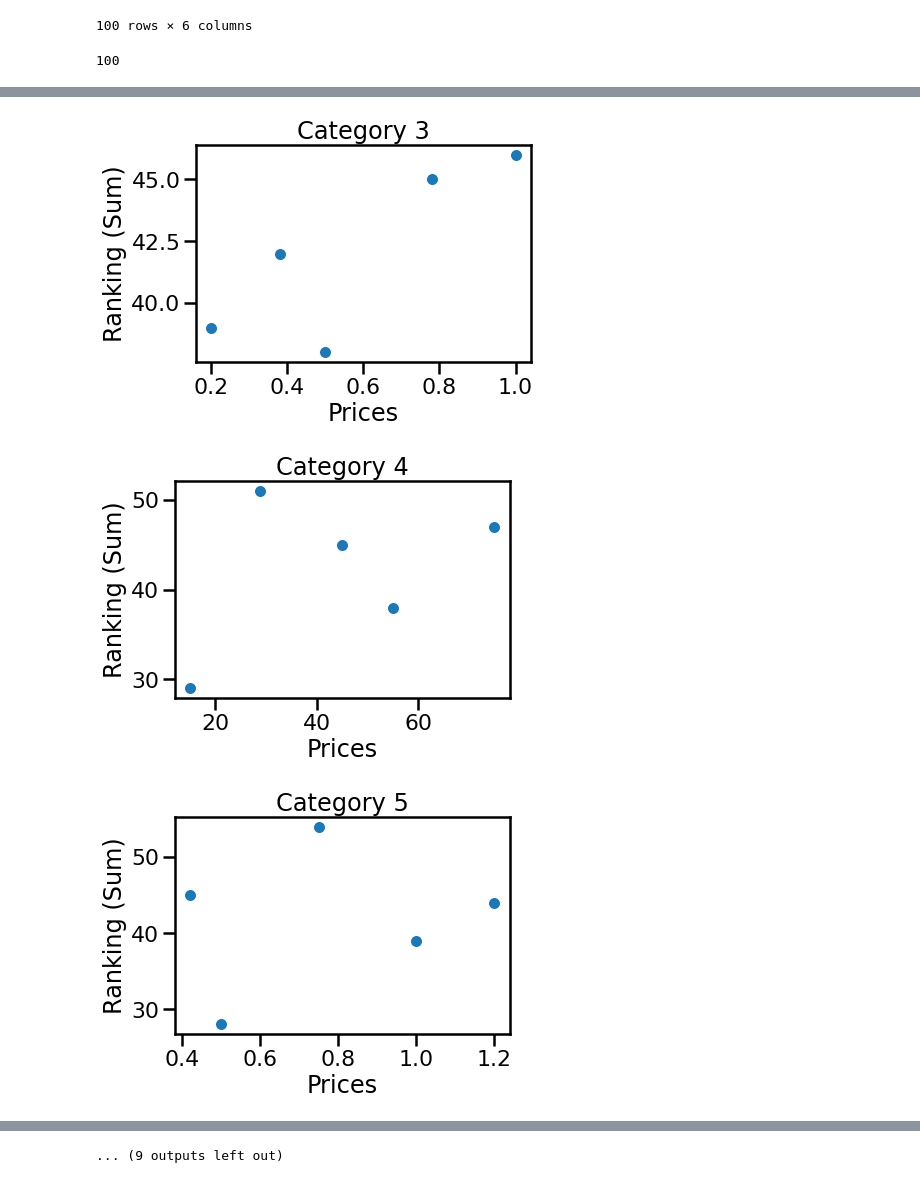
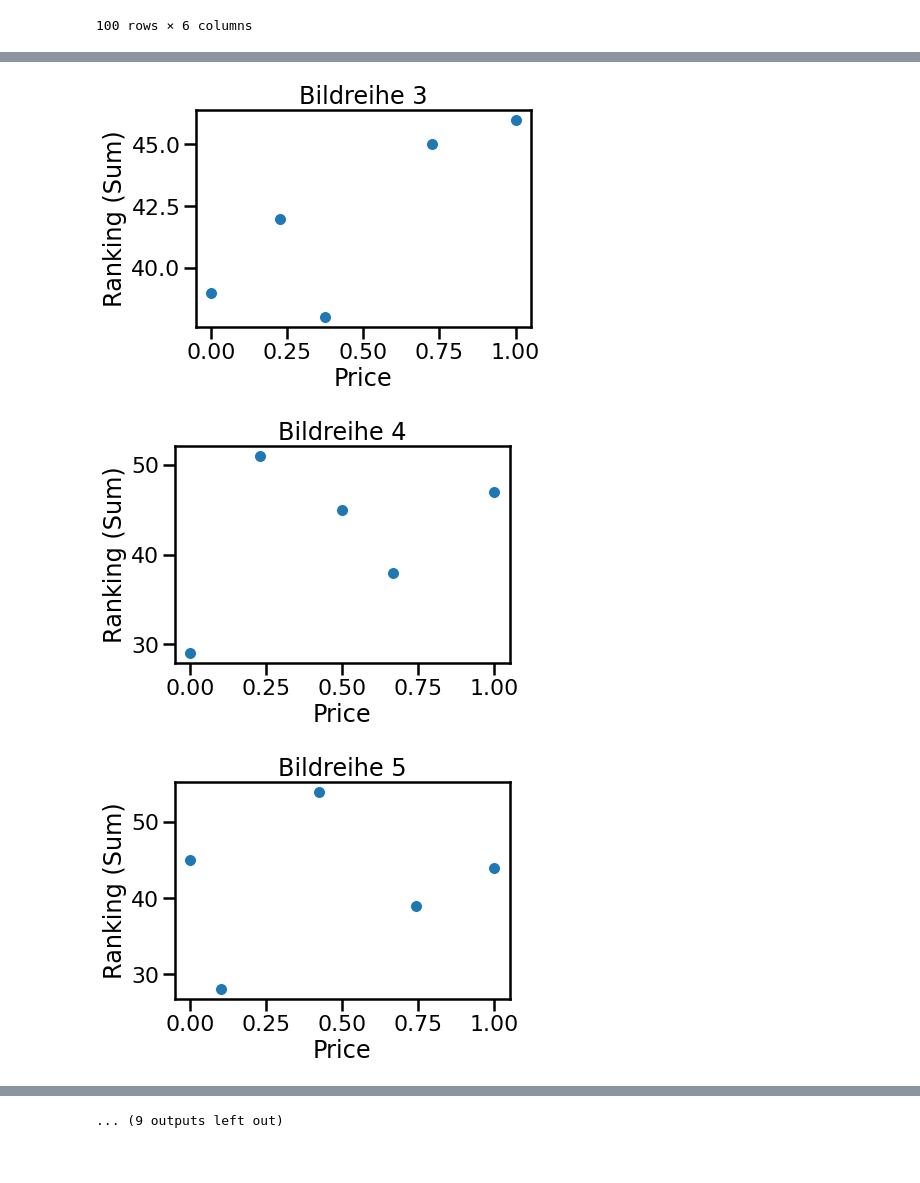
Before and after one commit to 9-cordes/order_experiment, a Jupyter notebook: visualisierung.ipynb, the cells around one changed output, grey strips where cells are left out. Drawn from its saved outputs; the diff is of its cells as text; code cells hidden in the pictures.

```diff
--- a/visualisierung.ipynb
+++ b/visualisierung.ipynb
@@ -106,20 +107,31 @@ ranking_avgs = np.hstack(np.array(ranking_avgs))
 # %%
 price_in_str = idf['Price'].values
 prices = [float(p.replace(',', '.')) for p in price_in_str]
+gallery_names = idf['Gallery'].values
-# %% [output]
-100
+# %%
+def min_max_norm(input_xs):
+    xs = copy.deepcopy(input_xs)
+    x_max, x_min = np.max(xs), np.min(xs)
+    if x_max != x_min:
+        xs = (xs-x_min)/(x_max-x_min)
+    else:
+        xs = xs/x_max
+    return xs
 # %%
 ranking_sums_per_category = np.reshape(ranking_sums, (num_of_groups, num_images_per_group))
 prices_per_category = np.reshape(prices, (num_of_groups, num_images_per_group))
+prices_min_max_norm = []
 
 for c in range(ranking_sums_per_category.shape[0]):
     xs = prices_per_category[c]
     ys = ranking_sums_per_category[c]
     # min-max normalization
-    # x = (x-np.min(x))/(np.max(x)-np.min(x))
+    xs = min_max_norm(xs)
+    prices_min_max_norm.extend(list(xs))
 
-    g = sns.scatterplot(x=xs, y=y)
-    g.set(xlabel='Prices', ylabel=f'Ranking (Sum)', title=f'Category {c+1}')
+
+    g = sns.scatterplot(x=xs, y=ys)
+    g.set(xlabel='Price', ylabel=f'Ranking (Sum)', title=f'Bildreihe {c+1}')
     plt.show()
     plt.clf()
 # %% [output]
@@ -128,3 +140,3 @@ for c in range(ranking_sums_per_category.shape[0]):
-[figure, old version]
+[figure, new version]
-[figure, old version]
+[figure, new version]
-[figure, old version]
+[figure, new version]
```
Also changed, not shown: parts of 4 cells of this notebook.
